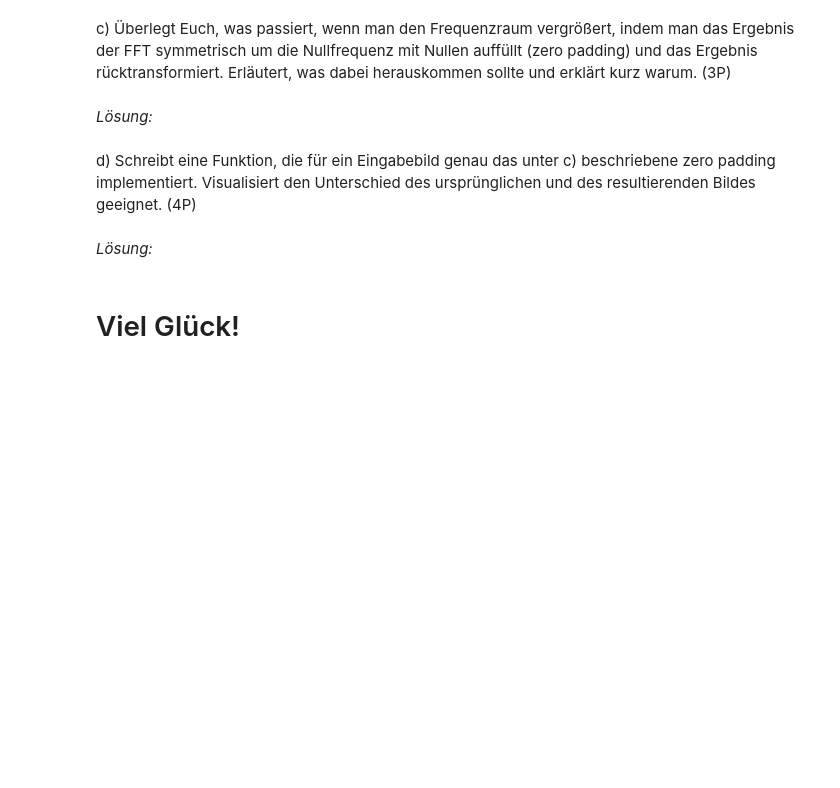
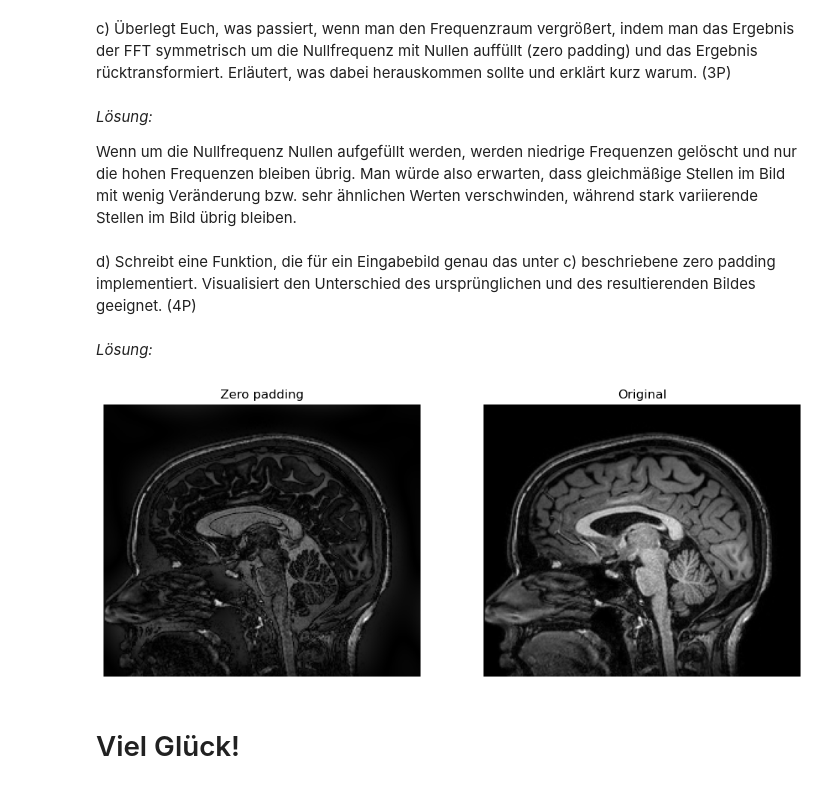
Before and after one commit to TimNogga/MedizinischeBildAnalyseBonn, a Jupyter notebook: mba-03/MBA_03.ipynb, the cells around one changed output. Drawn from its saved outputs; the diff is of its cells as text; code cells hidden in the pictures; blank space fills up the shorter version.

```diff
--- a/mba-03/MBA_03.ipynb
+++ b/mba-03/MBA_03.ipynb
@@ -327,12 +322,48 @@ c) Überlegt Euch, was passiert, wenn man den Frequenzraum vergrößert, indem m
 # %% [markdown]
 _Lösung:_
 
-</br>
+Wenn um die Nullfrequenz Nullen aufgefüllt werden, werden niedrige Frequenzen gelöscht und nur die hohen Frequenzen bleiben übrig. Man würde also erwarten, dass gleichmäßige Stellen im Bild mit wenig Veränderung bzw. sehr ähnlichen Werten verschwinden, während stark variierende Stellen im Bild übrig bleiben.
 # %% [markdown]
 d) Schreibt eine Funktion, die für ein Eingabebild genau das unter c) beschriebene zero padding implementiert. Visualisiert den Unterschied des ursprünglichen und des resultierenden Bildes geeignet. (4P)
 # %% [markdown]
 _Lösung:_
-
-</br>
+# %%
+def zero_padding(img, radius):
+	# Bild in Frequenzraum transformieren
+	ft_brain = fft2(img)
+	ft_brain = fftshift(ft_brain)
+
+	height, width = img.shape
+
+	for x in range(width):
+		for y in range(height):
+			u = (2 * x - width) / width # [-1, 1]
+			v = (2 * y - height) / height # [-1, 1]
+
+			# alle Pixel innerhalb des Radius auf 0 setzen
+			if (u*u + v*v < radius*radius):
+				ft_brain[y, x] = 0 + 0.j
+
+	# zurück in Bildraum transformieren, Komplexe Werte zu Realen Werten transformieren
+	return np.absolute(ifft2(ifftshift(ft_brain)))
+
+img_brain = ski.io.imread("brain.png")
+zero_padding_img = zero_padding(img_brain, radius=0.03)
+
+fig, axes = plt.subplots(1, 2)
+
+fig.set_figwidth(12)
+
+axes[0].set_title("Zero padding")
+axes[0].imshow(zero_padding_img, cmap="gray")
+axes[0].axis("off")
+
+axes[1].set_title("Original")
+axes[1].imshow(img_brain, cmap="gray")
+axes[1].axis("off")
+
+plt.show()
+# %% [output]
+[figure, added]
 # %% [markdown]
 # Viel Glück!
```
Also changed, not shown: parts of 3 cells of this notebook.
